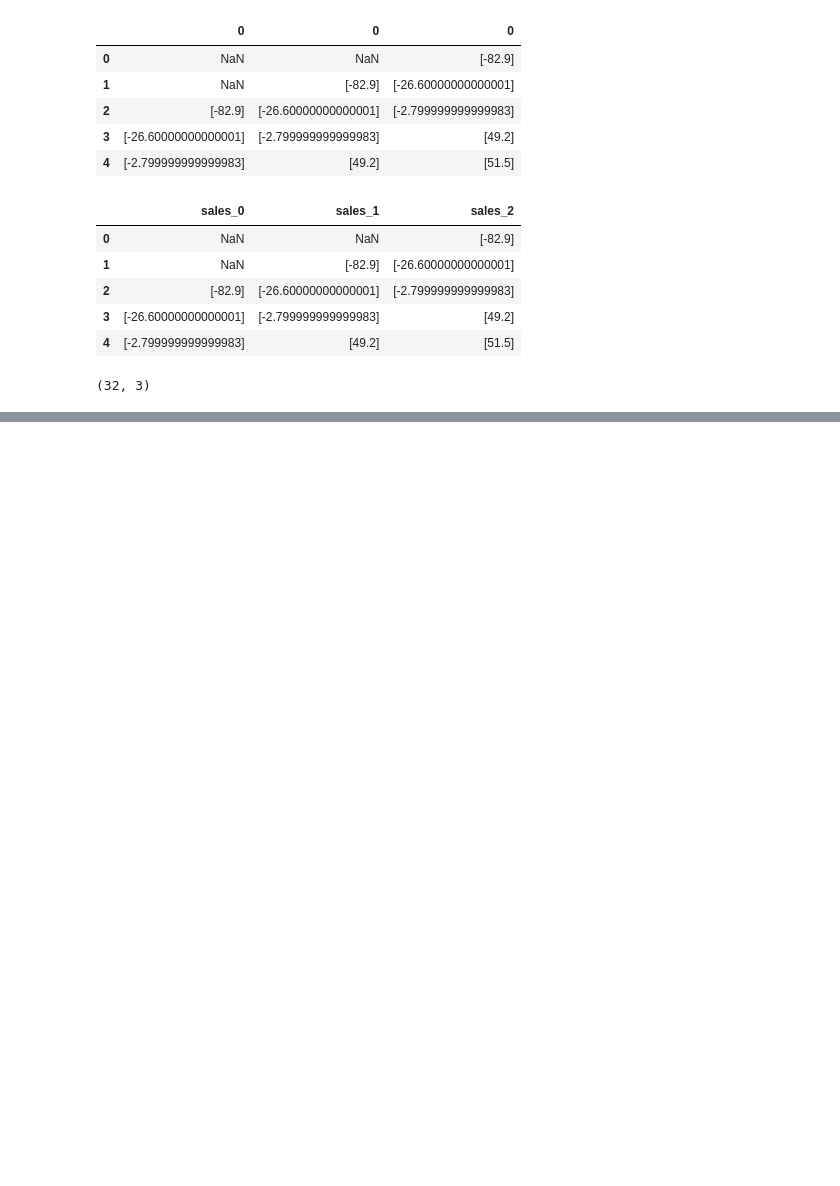
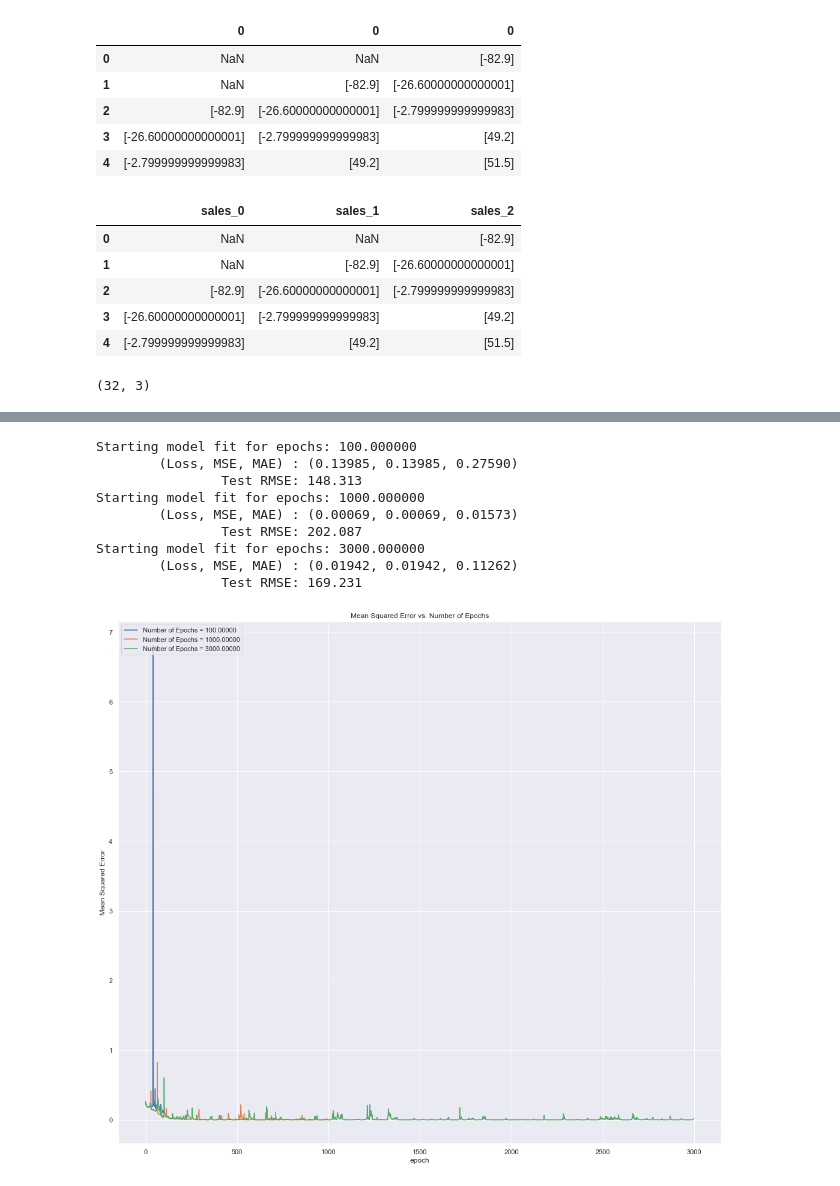
Before and after one commit to kofi/learning, a Jupyter notebook: torch/shampoo_analysis_2.ipynb, the cells around one changed output, grey strips where cells are left out. Cells and saved outputs as stored; diff of their text form; code cells hidden in the pictures; blank space fills up the shorter version.

```diff
--- a/torch/shampoo_analysis_2.ipynb
+++ b/torch/shampoo_analysis_2.ipynb
@@ -250,8 +278,8 @@ def fit_lstm(train, batch_size, nb_epoch, neurons, timesteps, adam_opts):
 # %%
 # define the LSTM model parameters
 batch_size = 1
-nb_epochs = [100,1000, 5000]
-neurons = [20,100,1000]
+nb_epochs = [100,1000, 3000]
+neurons = [20,100,500]
 adam_opts = [{'lr':.001, 'b1': 0.9, 'b2':0.999},
              {'lr':.01, 'b1': 0.9, 'b2':0.999},
              {'lr':.1, 'b1': 0.9, 'b2':0.999}]
@@ -287,10 +313,25 @@ SyntaxError: invalid syntax (<ipython-input-14-9879d332ec96>, line 1)
 # %%
 # Explore the impact of the Number of Epochs
 all_history = {}
+
 for ep in nb_epochs:
     print('Starting model fit for epochs: %3f' % (ep))
     # fit the base model
     lstm_model, h = fit_lstm(train_scaled, batch_size, ep, 100, lag, {'lr':.001, 'b1': 0.9, 'b2':0.999} )
     all_history[ep]= h
+    test_rmse = get_test_rmse()
+    print('\t\tTest RMSE: %.3f' % (test_rmse))
+
 #then plot the results
 plot_training_stats(all_history, 'Number of Epochs')
+# %% [output]
+Starting model fit for epochs: 100.000000
+        (Loss, MSE, MAE) : (0.13985, 0.13985, 0.27590)
+                Test RMSE: 148.313
+Starting model fit for epochs: 1000.000000
+        (Loss, MSE, MAE) : (0.00069, 0.00069, 0.01573)
+                Test RMSE: 202.087
+Starting model fit for epochs: 3000.000000
+        (Loss, MSE, MAE) : (0.01942, 0.01942, 0.11262)
+                Test RMSE: 169.231
+[figure, added]
```
Also changed, not shown: parts of 19 cells of this notebook.
